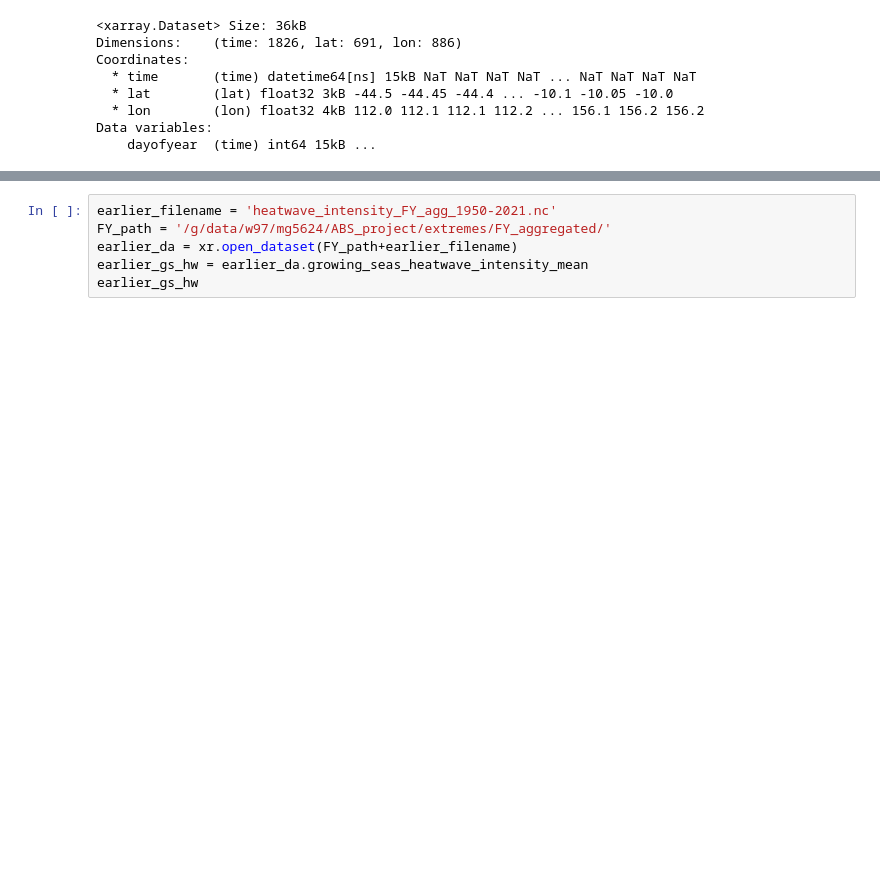
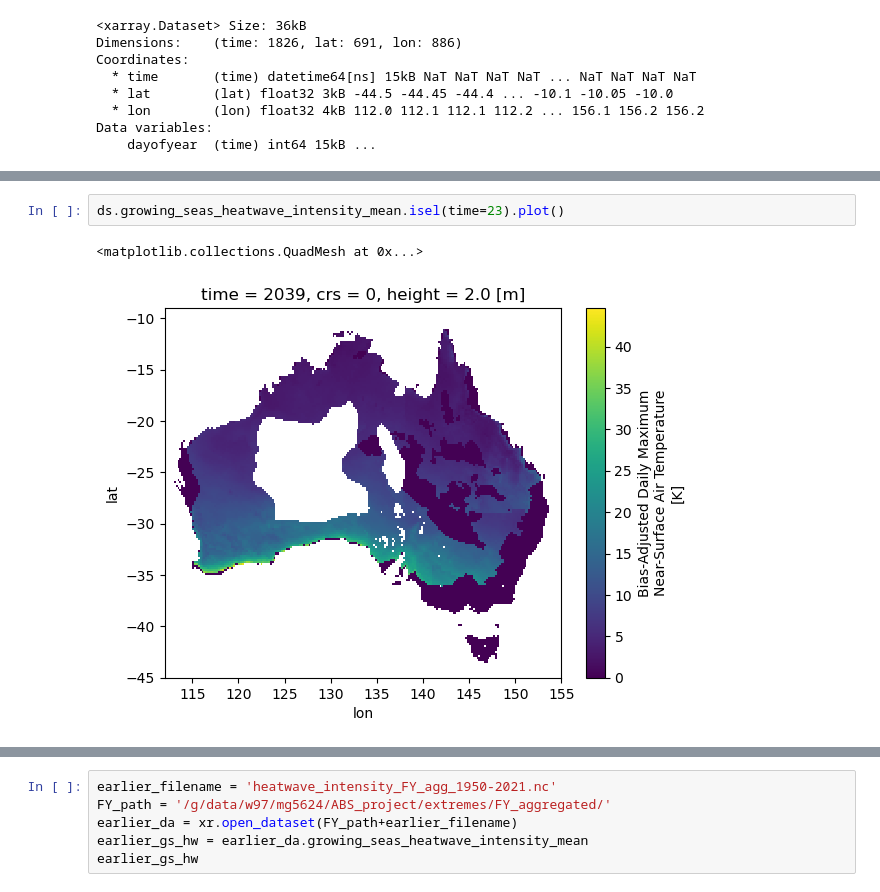
Before and after one commit to MattGrant1998/aus_wheat_yield, a Jupyter notebook: extremes/test.ipynb, the cells around one changed output, grey strips where cells are left out. Saved outputs shown, nothing was run; the diff lists cells and outputs as text; blank space fills up the shorter version.

```diff
--- a/extremes/test.ipynb
+++ b/extremes/test.ipynb
@@ -74,0 +221,5 @@ Data variables:
+# %%
+ds.growing_seas_heatwave_intensity_mean.isel(time=23).plot()
+# %% [output]
+<matplotlib.collections.QuadMesh at 0x...>
+[figure, added]
```
Also changed, not shown: parts of 5 cells of this notebook, 5 other files.
